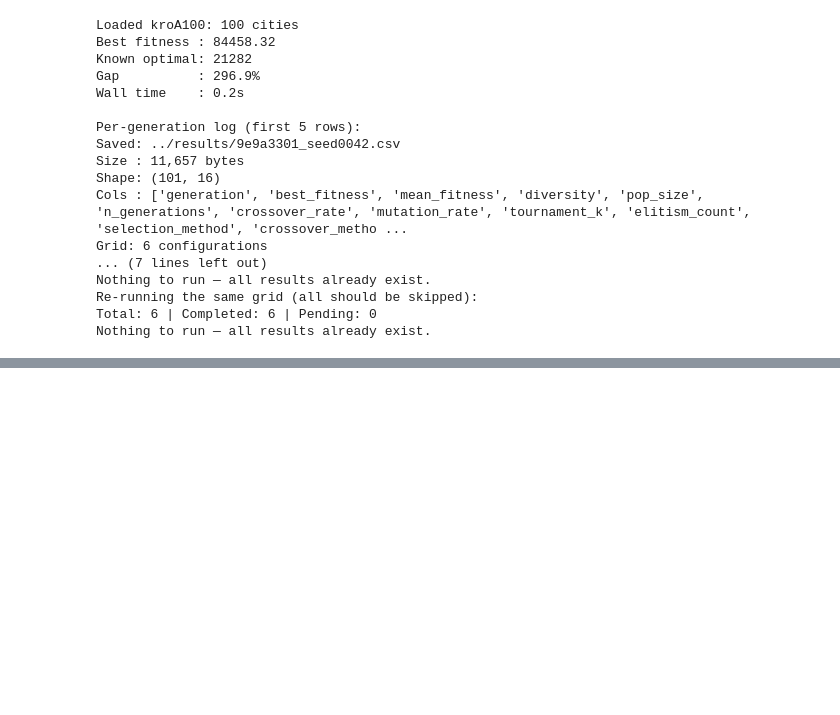
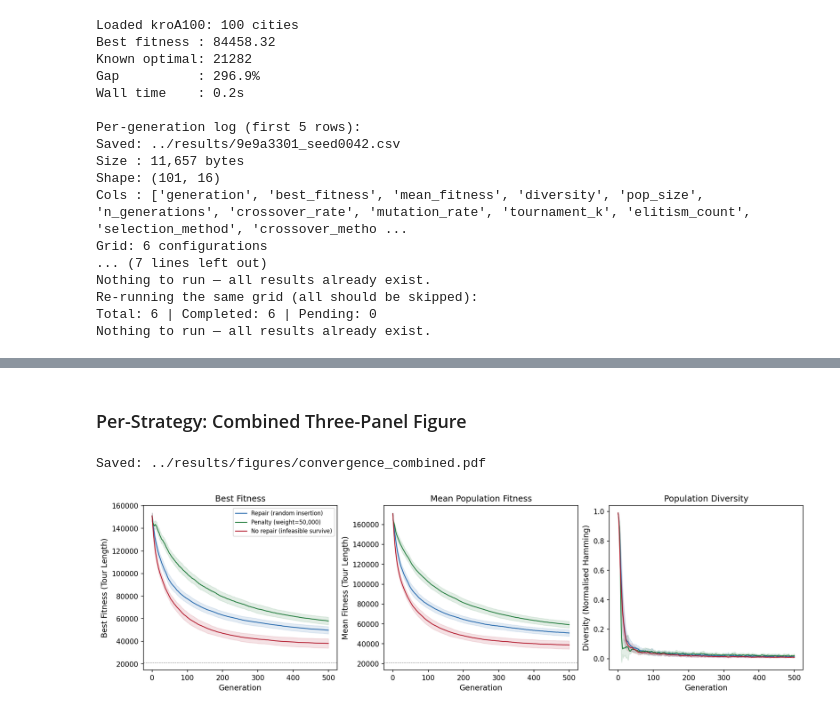
Before and after one commit to ridzuan5757/tc6544-project-2, a Jupyter notebook: notebooks/18_convergence_plots.ipynb, the cells around one changed output, grey strips where cells are left out. Cells and saved outputs as stored; diff of their text form; code cells hidden in the pictures; blank space fills up the shorter version.

```diff
--- a/notebooks/18_convergence_plots.ipynb
+++ b/notebooks/18_convergence_plots.ipynb
@@ -299,0 +202,35 @@ All figures saved to `results/figures/` at 300 DPI in PDF format.
+# %% [markdown]
+### Per-Strategy: Combined Three-Panel Figure
+# %%
+fig, axes = plt.subplots(1, 3, figsize=(14, 4))
+
+metrics = [
+    ("best_fitness", "Best Fitness (Tour Length)", "Best Fitness"),
+    ("mean_fitness", "Mean Fitness (Tour Length)", "Mean Population Fitness"),
+    ("diversity", "Diversity (Normalised Hamming)", "Population Diversity"),
+]
+
+for ax, (col, ylabel, title) in zip(axes, metrics):
+    for strategy, style in STRATEGY_STYLE.items():
+        subset = compare_data[compare_data["strategy"] == strategy]
+        agg = subset.groupby("generation")[col].agg(["mean", "std"]).reset_index()
+        ax.plot(agg["generation"], agg["mean"], color=style["color"], linewidth=1.2, label=style["label"])
+        ax.fill_between(agg["generation"], agg["mean"] - agg["std"], agg["mean"] + agg["std"],
+                        color=style["color"], alpha=0.12)
+
+    if col != "diversity":
+        ax.axhline(y=OPTIMAL, color="gray", linestyle="--", linewidth=0.6)
+
+    ax.set_xlabel("Generation")
+    ax.set_ylabel(ylabel)
+    ax.set_title(title)
+
+axes[0].legend(loc="upper right", fontsize=8)
+
+path = FIGURES_DIR / "convergence_combined.pdf"
+fig.savefig(path, bbox_inches="tight")
+print(f"Saved: {path}")
+plt.show()
+# %% [output]
+Saved: ../results/figures/convergence_combined.pdf
+[figure, added]
```
Also changed, not shown: parts of 39 cells of this notebook.
